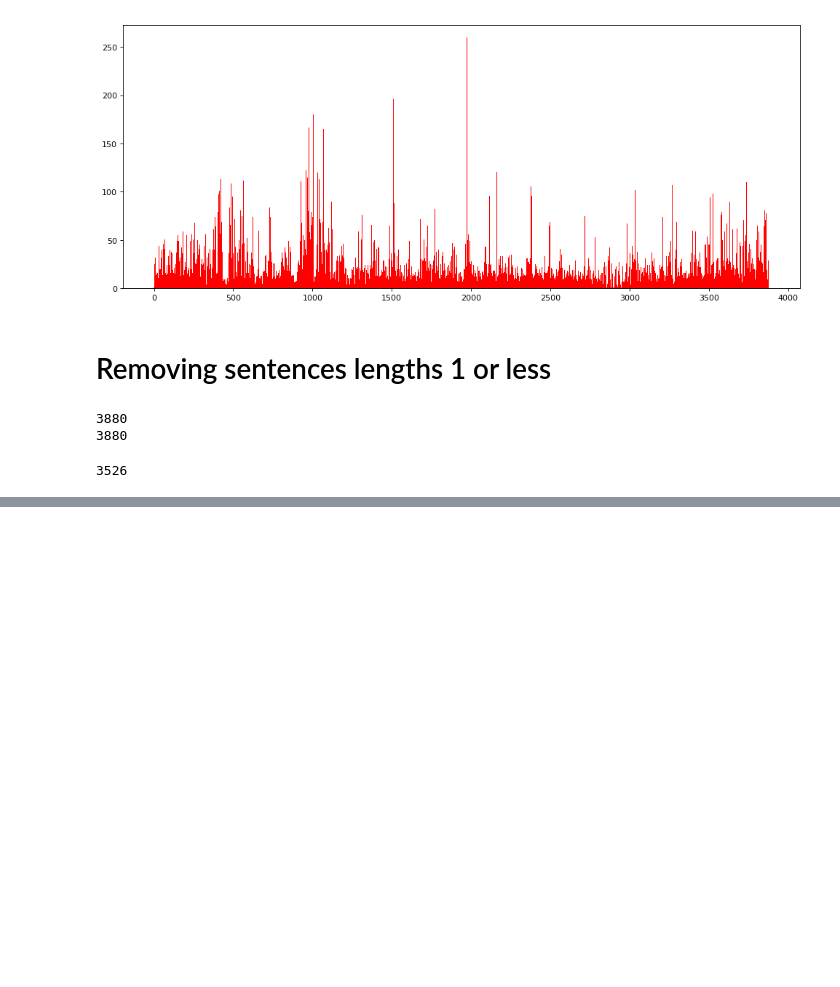
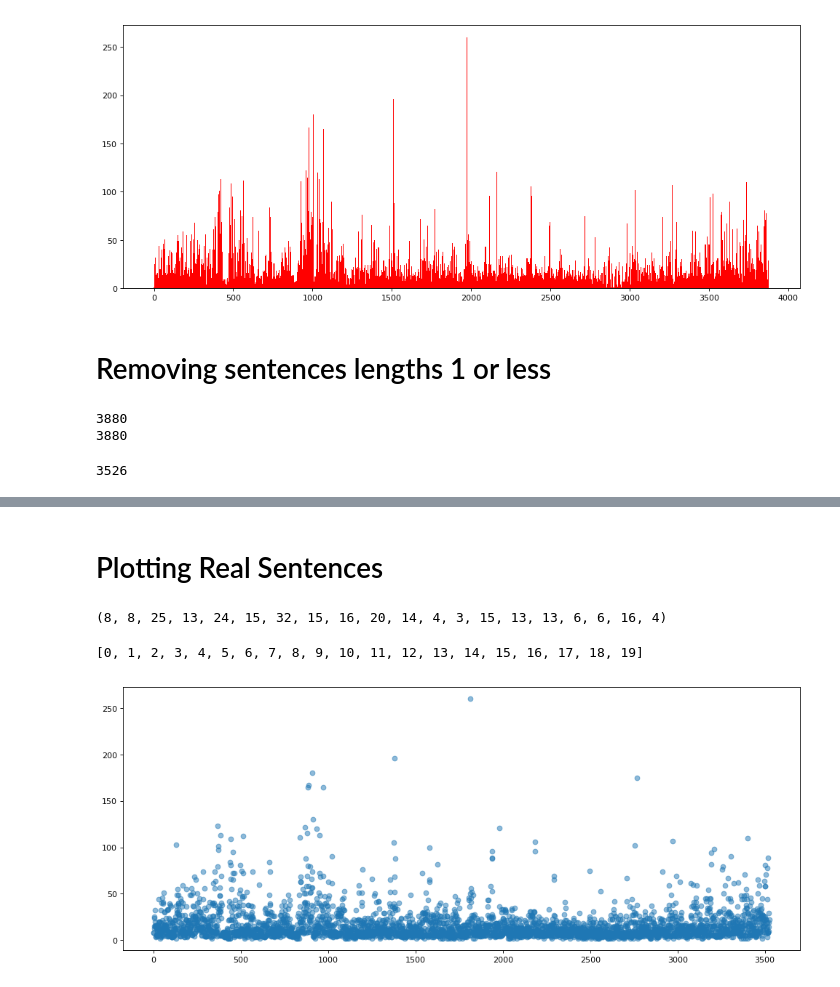
Before and after one commit to bailey-danielson/NLP_Practice, a Jupyter notebook: Sentence_Length.ipynb, the cells around one changed output, grey strips where cells are left out. Drawn from its saved outputs; the diff is of its cells as text; code cells hidden in the pictures; blank space fills up the shorter version.

Commit message:
Plotted Real Sentences, not sentence < 2

```diff
--- a/Sentence_Length.ipynb
+++ b/Sentence_Length.ipynb
@@ -85,5 +79,5 @@ print(len(sentence_number))
 # %%
 sentences_zipped = zip(sentence_number , word_count_sentence)
 # %%
-first_ten = [i for (i, w) in list(sentences_zipped) if w > 1]
+real_len = [(i, w) for (i, w) in list(sentences_zipped) if w > 1]
 # %%
@@ -92,0 +110,2 @@ len(first_ten)
+# %%
+unzip = list(zip(*real_len))
@@ -92,0 +120,20 @@ len(first_ten)
+# %% [markdown]
+# Plotting Real Sentences
+# %%
+s_leng = unzip[1]
+# %%
+print(s_leng[:20])
+# %% [output]
+(8, 8, 25, 13, 24, 15, 32, 15, 16, 20, 14, 4, 3, 15, 13, 13, 6, 6, 16, 4)
+# %%
+s_index = list(range(0, len(s_leng)))
+# %%
+print(s_index[:20])
+# %% [output]
+[0, 1, 2, 3, 4, 5, 6, 7, 8, 9, 10, 11, 12, 13, 14, 15, 16, 17, 18, 19]
+# %%
+plt.figure(figsize=(15, 6), dpi=80, facecolor='w', edgecolor='k')
+plt.scatter(s_index, s_leng, alpha = .5)
+plt.show()
+# %% [output]
+[figure, added]
```
Also changed, not shown: parts of 7 cells of this notebook.
